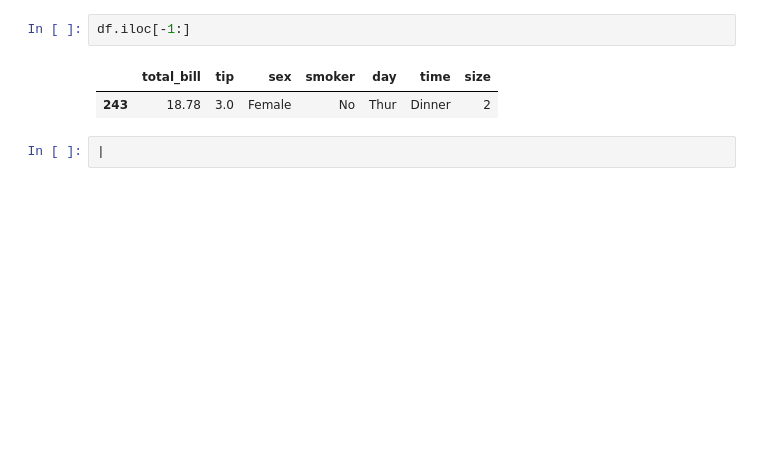
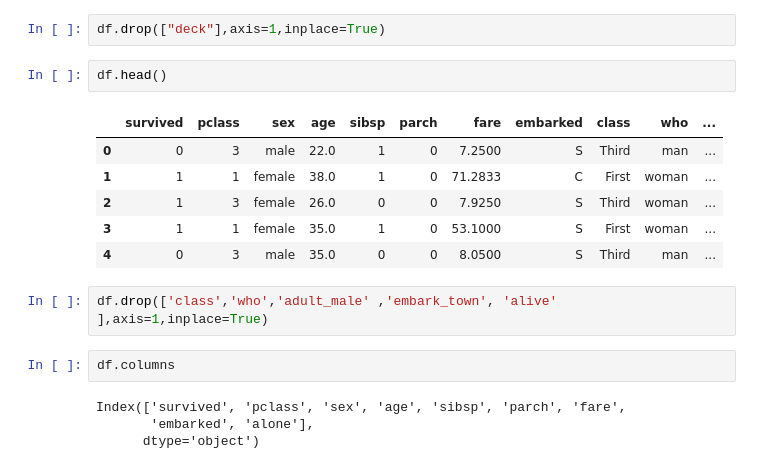
Before and after one commit to Nitik-sharma/Backend, a Jupyter notebook: chapter_appendix-tools-for-deep-learning/jupyter.ipynb, the cells around one changed output. Cells and saved outputs as stored; diff of their text form; blank space fills up the shorter version.

```diff
--- a/chapter_appendix-tools-for-deep-learning/jupyter.ipynb
+++ b/chapter_appendix-tools-for-deep-learning/jupyter.ipynb
@@ -207,7 +189,19 @@ df.iloc[0:10]
-# %%
-df.iloc[-1:]
-# %% [output]
-|  | total_bill | tip | sex | smoker | day | time | size |
-| 243 | 18.78 | 3.0 | Female | No | Thur | Dinner | 2 |
-# %%
-|
+# %%
+df.drop(["deck"],axis=1,inplace=True)
+# %%
+df.head()
+# %% [output]
+|  | survived | pclass | sex | age | sibsp | parch | fare | embarked | class | who | ... |
+| 0 | 0 | 3 | male | 22.0 | 1 | 0 | 7.2500 | S | Third | man | ... |
+| 1 | 1 | 1 | female | 38.0 | 1 | 0 | 71.2833 | C | First | woman | ... |
+| 2 | 1 | 3 | female | 26.0 | 0 | 0 | 7.9250 | S | Third | woman | ... |
+| 3 | 1 | 1 | female | 35.0 | 1 | 0 | 53.1000 | S | First | woman | ... |
+| 4 | 0 | 3 | male | 35.0 | 0 | 0 | 8.0500 | S | Third | man | ... |
+# %%
+df.drop(['class','who','adult_male'	,'embark_town',	'alive'	],axis=1,inplace=True)
+# %%
+df.columns
+# %% [output]
+Index(['survived', 'pclass', 'sex', 'age', 'sibsp', 'parch', 'fare',
+       'embarked', 'alone'],
+      dtype='object')
```
Also changed, not shown: parts of 12 cells of this notebook.
